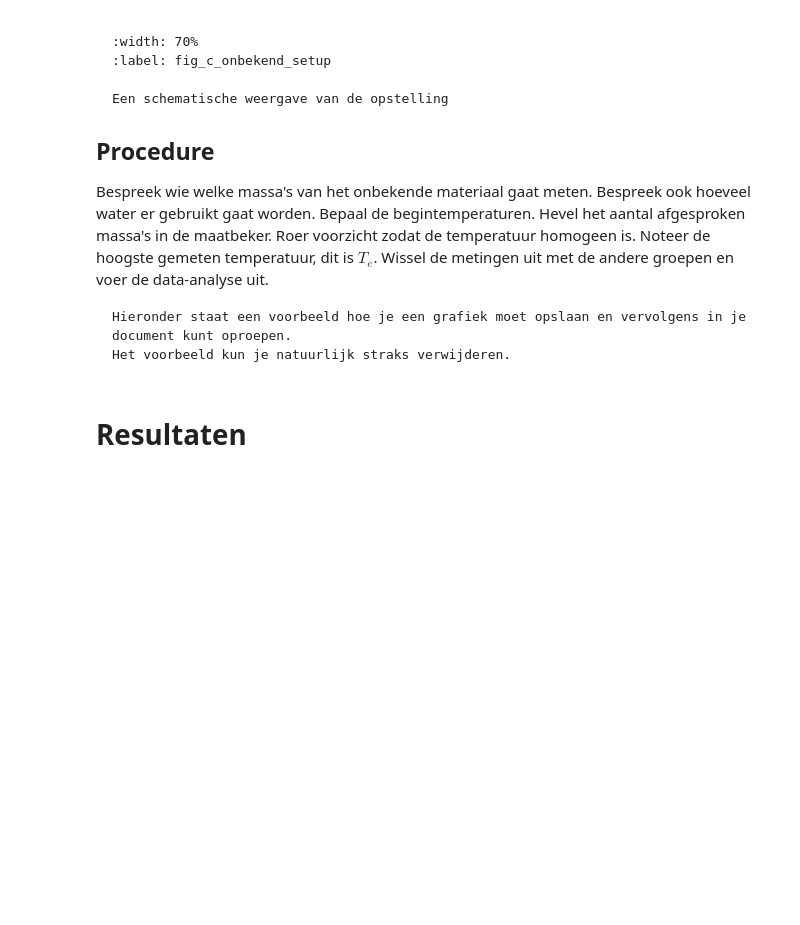
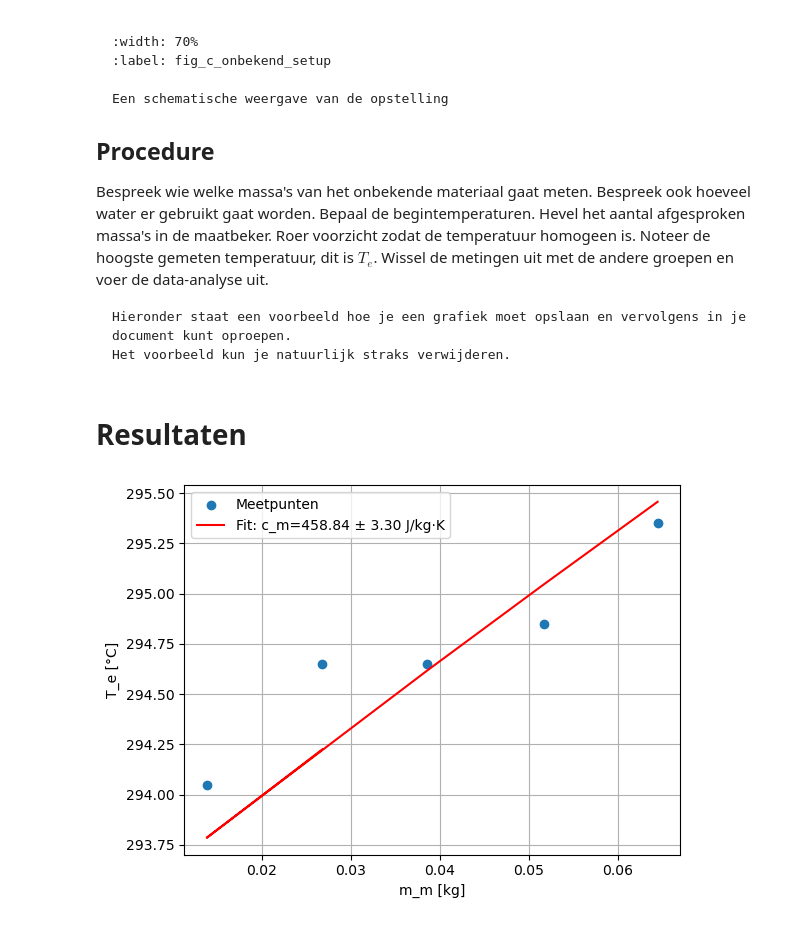
Before and after one commit to NNynke/6508049-en-6533183, a Jupyter notebook: Content/Labs/Warmtecapaciteit.ipynb, the cells around one changed output. Saved outputs shown, nothing was run; the diff lists cells and outputs as text; code cells hidden in the pictures; blank space fills up the shorter version.

```diff
--- a/Content/Labs/Warmtecapaciteit.ipynb
+++ b/Content/Labs/Warmtecapaciteit.ipynb
@@ -71,47 +75,53 @@ Het voorbeeld kun je natuurlijk straks verwijderen.
+# %%
+#Raw-data:
+
+t = np.array([241.8, 374.01, 361.54, 207.83, 215.91])
+m_w   = np.array([0.1378, 0.1386, 0.1386, 0.1391, 0.1391])  # kg
+m_nb = np.array([0.0645, 0.0517, 0.0386, 0.0138, 0.0268]) #kg
+T_w_b = np.array([20.2, 19.9, 20.3, 20.0, 20.4]) #celcius
+T_m_b = np.array([69.2, 69.2, 68.9, 69.2, 68.9]) #celcius
+T_e = np.array([22.2, 21.7, 21.5, 20.9, 21.5]) #celcius
+# %%
+#C_w waarde:
+c = 4651.04 #gevonden soortelijke warmte van water in J/(kg·K)
+c_w = c  # J/(kg·K)
+
+m_nb = m_nb
+T_m_b = np.mean(T_m_b) + 273.15 #Kelvin
+m_w = np.mean(m_w)
+T_w_b = np.mean(T_w_b) + 273.15   #Kelvin
+T_e = T_e +273.15   #Kelvin
+T_e_error = 0.05/np.sqrt(5) #want gemeten op 0.1 graden nauwkeurig
 # %%
-import numpy as np
-import matplotlib.pyplot as plt
-from scipy.optimize import curve_fit
+# Theoretisch model:
+def Te_fit(m_nb, c_nb):
+    return (c_w * m_w * T_w_b + c_nb * m_nb * T_m_b) / (c_w * m_w + c_nb * m_nb) #c_m wil je weten om warmtecapciteit van deze onbekend stop te beapeln
 
-m_w = np.array([0.1386, 0.1391, 0.1378, 0.1386, 0.1391])
-m_nb = np.array([0.0517, 0.0138, 0.0645, 0.0386, 0.0268])
-T_b_w = np.array([19.9, 20.0, 20.2, 20.3, 20.4])
-T_b_nb = np.array([69.2, 69.2, 69.2, 68.9, 68.9])
-T_e = np.array([21.7, 20.9, 22.2, 21.5, 21.5])
-t = np.array([241.8, 374.01, 361.54, 207.83, 215.91])
-c_w = 4180  # J/(kg·K)
+# Curve fit
+popt, pcov = curve_fit(Te_fit, m_nb, T_e, sigma=T_e_error, absolute_sigma=True)
+c_nb_best= popt[0]
+c_nb_error = np.sqrt(np.diag(pcov))[0]
 
-def func(c_nb, m_nb, T_b_nb, m_w, T_b_w, c_w):
-    return ((c_w * m_w * T_b_w) + (c_nb * m_nb * T_b_nb)) / ((c_w * m_w) + (c_nb * m_nb))
+# Bereken warmtecapaciteit per blok
+C_nb = c_nb_best * m_nb
 
-popt, pcov = curve_fit(func, m_nb, T_e)
-c_nb = popt[0]
-c_error = np.sqrt(np.diag(pcov))[0]
+# Plot
+T_fit = Te_fit(m_nb, c_nb_best)
+plt.scatter(m_nb, T_e, label="Meetpunten")
+plt.plot(m_nb, T_fit, color='red', label=f"Fit: c_m={c_nb_best:.2f} ± {c_nb_error:.2f} J/kg·K")
+plt.xlabel("m_m [kg]")
+plt.ylabel("T_e [°C]")
+plt.legend()
+plt.grid(True)
 
-print(f"Soortelijke warmte onbekend materiaal:")
-print(f"c = {c_nb:.2f} ± {c_error:.2f} J/(kg·°C)")
-
-m_plot = m_nb
-T_fit_plot = func(c_nb, m_plot, T_b_nb, m_w, T_b_w, c_w)
-
-plt.figure()
-plt.plot(m_nb, T_e, "o", label="Metingen", markersize=8)
-plt.plot(m_plot, T_fit_plot, label=f"Fit (c = {c_nb:.0f} J/kg°C)")
-plt.xlabel("Massa onbekend materiaal (kg)")
-plt.ylabel("Eindtemperatuur (°C)")
-plt.grid(True)
-plt.legend()
-plt.title("Bepaling soortelijke warmte onbekend materiaal")
+plt.savefig("Curve fit", dpi=450)
 plt.show()
 
-residuals = T_e - func(c_nb, m_nb, T_b_nb, m_w, T_b_w, c_w)
-
-plt.figure()
-plt.axhline(0, color="gray")
-plt.plot(m_nb, residuals, "o", color="black")
-plt.xlabel("Massa onbekend materiaal (kg)")
-plt.ylabel("Residuen (°C)")
-plt.grid(True)
-plt.title("Residuen van de fit")
-plt.show()
+# Resultaten printen
+print(f"Beste schatting van de soortelijke warmte c_m: {c_nb_best:.2f} J/(kg·K)")
+print(f"Standaardfout van de fit: {c_nb_error:.2f} J/(kg·K)")
+print("Totale warmtecapaciteit per blok:")
+for i, C in enumerate(C_nb):
+    print(f"{i+1}: {C:.3g} J/K")
 # %% [output]
+[figure, new version]
```
Also changed, not shown: parts of 10 cells of this notebook, 2 other files.
